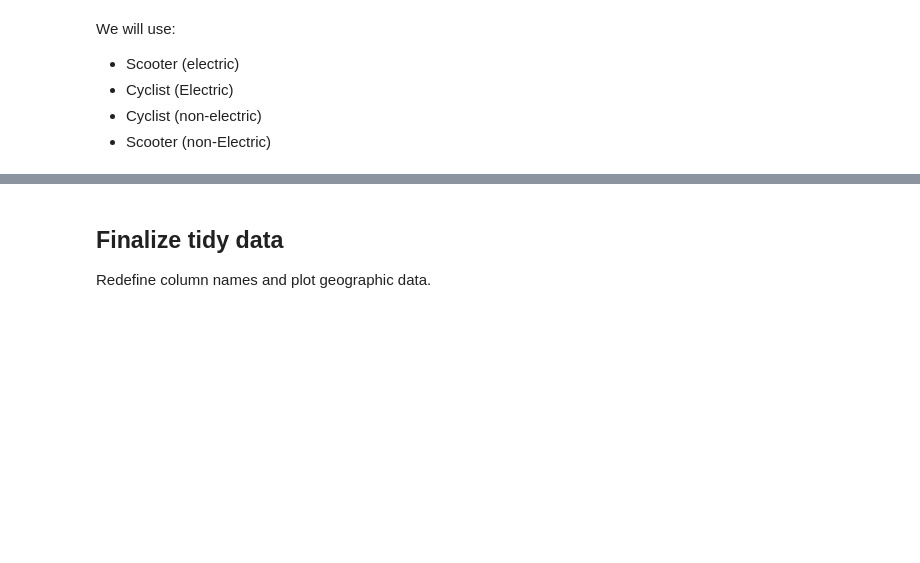
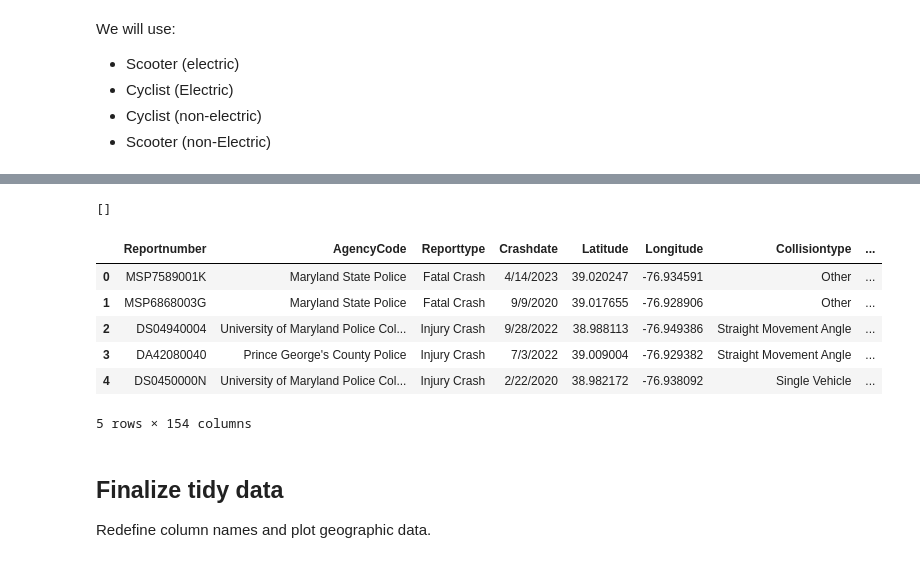
Before and after one commit to p-med/MD_crash_data, a Jupyter notebook: Data_prep.ipynb, the cells around one changed output, grey strips where cells are left out. Saved outputs shown, nothing was run; the diff lists cells and outputs as text; code cells hidden in the pictures; blank space fills up the shorter version.

```diff
--- a/Data_prep.ipynb
+++ b/Data_prep.ipynb
@@ -10,6 +10,7 @@ import matplotlib.pyplot as plt
 # %% [markdown]
 ## Loading raw data
 # %%
+original_dataset = pd.read_csv('data/original_data_2019_2024.csv')# Load original data
 non_motorists_raw = pd.read_csv('data/Crash_NonMotorists_data_raw.csv') #Crash data for non-motorists
 general_crash_data = pd.read_csv('data/Crash_Reports_data_raw.csv') #Crash data for general cases
 non_motorists_raw.head(5)
@@ -127,0 +215,39 @@ non_motorist_tidy = non_motorist_tidy[non_motorist_tidy["city_nm"] == 'COLLEGE P
+# %%
+#Reorder variables based on original dataset
+#Create a dictionary pairing variables from both datasets
+name_pairs = {
+    'Crash_Severity_Description_x':'Reporttype',
+    'Reportnumber':'Reportnumber',
+    'Type_NM_Description':'Harmfuleventone',
+    'PersonID_NM':'NonMotoristID',
+    'ActionPriorToCrash_NM_Description':'ActionPriorToCrash_NM_Descripti',
+    'Age_NM':'Age_NM',
+    'City_NM':'City_NM',
+    'ContactPoint_NM':'ContactPoint_NM',
+    'ContactPoint_NM_Description':'ContactPoint_NM_Description',
+    'DistractedByAction_NM_Description':'DistractedByAction_NM_Descripti',
+    'DistractedBySource_Description':'DistractedBySource_Description',
+    'Gender_NM':'Gender_NM',
+    'IncidentResponder_NM_Description':'IncidentResponder_NM_Descriptio',
+    'InjuryStatus_NM_Description':'InjuryStatus_NM_Description',
+    'Location_NM_Description':'Location_NM_Description',
+    'OriginDestination_NM_Description':'OriginDestination_NM_Descriptio',
+    'ReportNumber_NM':'ReportNumber_NM',
+    'State_NM':'State_NM',
+    'StruckByVehID_NM':'StruckByVehID_NM',
+    'ZipCode_NM':'ZipCode_NM',
+    'Agencyname':'AgencyCode',
+    'CollisionImpact_Description':'Collisiontype',
+    'Crash_County_Description':'Crash_County_Description',
+    'FunctionalClass_Description':'FunctionalClass_Description',
+    'ImpairedCrash':'ImpairedCrash',
+    'Non-Motorist_Crash':'Non_Motorist_Crash',
+    'AgencyCode':'AgencyID',
+    'MilepointDirection':'Milepointdirection',
+    'MilepointDistance':'Milepointdistance',
+    'MilepointUnits':'Milepointdistanceunits',
+}
+# %%
+cp_non_motorists_crash.rename(columns=name_pairs, inplace=True)
+cp_non_motorists_crash.drop('Crash_Severity_Description_y',axis=1)
+cp_non_motorists_crash.head(5)
@@ -128,3 +266,30 @@ non_motorist_tidy = non_motorist_tidy[non_motorist_tidy["city_nm"] == 'COLLEGE P
+# %%
+# A set to keep track of elements that have been seen
+seen = set()
+# A list to store duplicates found in the input list
+duplicates = []
+
+# Iterate over each element in the list
+for i in list(cp_non_motorists_crash.columns):
+    if i in seen:
+        duplicates.append(i)
+    else:
+        seen.add(i)
+
+print(duplicates)
+# %% [output]
+[]
+# %%
+cp_non_motorists_crash_merged = pd.concat([original_dataset, cp_non_motorists_crash], ignore_index=True)
+cp_non_motorists_crash_merged.head(5)
+# %% [output]
+|  | Reportnumber | AgencyCode | Reporttype | Crashdate | Latitude | Longitude | Collisiontype | ... |
+| 0 | MSP7589001K | Maryland State Police | Fatal Crash | 4/14/2023 | 39.020247 | -76.934591 | Other | ... |
+| 1 | MSP6868003G | Maryland State Police | Fatal Crash | 9/9/2020 | 39.017655 | -76.928906 | Other | ... |
+| 2 | DS04940004 | University of Maryland Police Col... | Injury Crash | 9/28/2022 | 38.988113 | -76.949386 | Straight Movement Angle | ... |
+| 3 | DA42080040 | Prince George's County Police | Injury Crash | 7/3/2022 | 39.009004 | -76.929382 | Straight Movement Angle | ... |
+| 4 | DS0450000N | University of Maryland Police Col... | Injury Crash | 2/22/2020 | 38.982172 | -76.938092 | Single Vehicle | ... |
+5 rows × 154 columns
 # %% [markdown]
 ## Finalize tidy data
 Redefine column names and plot geographic data.
```
Also changed, not shown: parts of 17 cells of this notebook, 2 other files.
